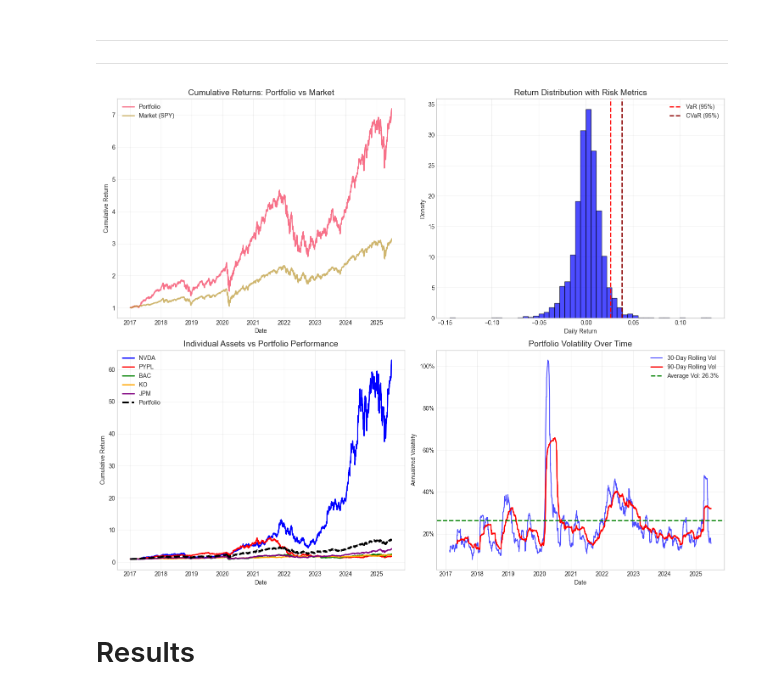
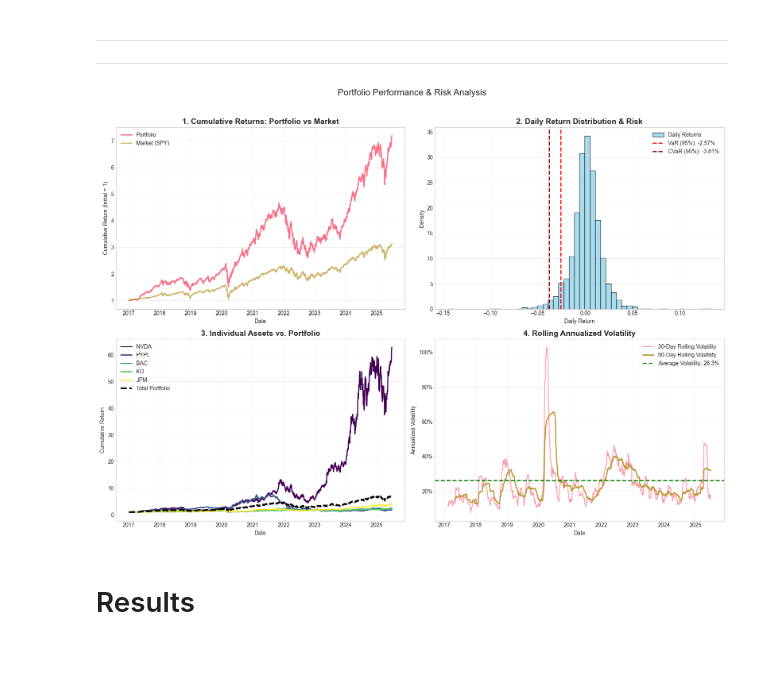
Before and after one commit to Felipebarcon/Portfolio_Risk_Analysis_Metrics, a Jupyter notebook: Portfolio_analysis.ipynb, the cells around one changed output. Cells and saved outputs as stored; diff of their text form; code cells hidden in the pictures; blank space fills up the shorter version.

```diff
--- a/Portfolio_analysis.ipynb
+++ b/Portfolio_analysis.ipynb
@@ -978,7 +884,9 @@ For 95% confidence level:
 -----------------------------------------------------------------------------------------------------------------------------------------------------------------------------------------------------------------------------------------------------------------------
 # %%
 # Create comprehensive visualizations
-fig, axes = plt.subplots(2, 2, figsize=(15, 12))
+fig, axes = plt.subplots(2, 2, figsize=(16, 12))
+fig.suptitle('Portfolio Performance & Risk Analysis', fontsize=16)
+
 
 # 1. Portfolio Cumulative Returns
 ax1 = axes[0, 0]
@@ -986,76 +894,70 @@ cumulative_returns = (1 + portfolio_return_series).cumprod()
 market_cumulative = (1 + market_returns).cumprod()
 ax1.plot(cumulative_returns.index, cumulative_returns, label='Portfolio', linewidth=2)
 ax1.plot(market_cumulative.index, market_cumulative, label='Market (SPY)', linewidth=2, alpha=0.7)
-ax1.set_title('Cumulative Returns: Portfolio vs Market', fontsize=14)
+ax1.set_title('1. Cumulative Returns: Portfolio vs Market', fontsize=14, fontweight='bold')
 ax1.set_xlabel('Date')
-ax1.set_ylabel('Cumulative Return')
+ax1.set_ylabel('Cumulative Return (Initial = 1)')
 ax1.legend()
 ax1.grid(True, alpha=0.3)
 
-# 2. Return Distribution with VaR and CVaR
+
+# 2. Return Distribution with Correct VaR/CVaR Plotting
 ax2 = axes[0, 1]
-ax2.hist(portfolio_return_series, bins=50, alpha=0.7, density=True, color='blue', edgecolor='black')
-ax2.axvline(calculate_var_historical(portfolio_return_series, 0.95),
-            color='red', linestyle='--', linewidth=2, label='VaR (95%)')
-ax2.axvline(calculate_cvar(portfolio_return_series, 0.95),
-            color='darkred', linestyle='--', linewidth=2, label='CVaR (95%)')
-ax2.set_title('Return Distribution with Risk Metrics', fontsize=14)
+# Get the VaR/CVaR values
+var_95 = calculate_var_historical(portfolio_return_series, 0.95)
+cvar_95 = calculate_cvar(portfolio_return_series, 0.95)
+
+ax2.hist(portfolio_return_series, bins=50, alpha=0.7, density=True, color='skyblue', edgecolor='black', label='Daily Returns')
+# --- Add a negative sign to plot VaR/CVaR as losses ---
+ax2.axvline(-var_95, color='red', linestyle='--', linewidth=2, label=f'VaR (95%): -{var_95:.2%}')
+ax2.axvline(-cvar_95, color='darkred', linestyle='--', linewidth=2, label=f'CVaR (95%): -{cvar_95:.2%}')
+ax2.set_title('2. Daily Return Distribution & Risk', fontsize=14, fontweight='bold')
 ax2.set_xlabel('Daily Return')
 ax2.set_ylabel('Density')
 ax2.legend()
 ax2.grid(True, alpha=0.3)
 
+
 # 3. Individual Asset Performance Comparison
 ax3 = axes[1, 0]
-# Calculate cumulative performance for each asset
-asset_performance = {}
-for asset in portfolio_returns.columns:
-    asset_performance[asset] = (1 + portfolio_returns[asset]).cumprod()
+asset_performance = (1 + portfolio_returns).cumprod()
 
-# Plot each asset
-colors = ['blue', 'red', 'green', 'orange', 'purple']
-for i, (asset, performance) in enumerate(asset_performance.items()):
-    ax3.plot(performance.index, performance,
-             label=f'{asset}', color=colors[i % len(colors)], linewidth=2)
+colors = plt.cm.viridis(np.linspace(0, 1, len(portfolio_returns.columns)))
+for i, asset in enumerate(asset_performance.columns):
+    ax3.plot(asset_performance.index, asset_performance[asset], label=asset, color=colors[i], linewidth=2)
 
-# Add portfolio performance
 portfolio_cumulative = (1 + portfolio_return_series).cumprod()
-ax3.plot(portfolio_cumulative.index, portfolio_cumulative,
-         label='Portfolio', color='black', linewidth=3, linestyle='--')
-
-ax3.set_title('Individual Assets vs Portfolio Performance', fontsize=14)
+ax3.plot(portfolio_cumulative.index, portfolio_cumulative, label='Total Portfolio', color='black', linewidth=3, linestyle='--')
+ax3.set_title('3. Individual Assets vs. Portfolio', fontsize=14, fontweight='bold')
 ax3.set_xlabel('Date')
 ax3.set_ylabel('Cumulative Return')
 ax3.legend()
 ax3.grid(True, alpha=0.3)
 
+
 # 4. Rolling Volatility Analysis
 ax4 = axes[1, 1]
-# Calculate 30-day rolling volatility
+# Note: Annualizing with sqrt(252) is a common convention, but assumes returns are i.i.d.
 rolling_vol_30d = portfolio_return_series.rolling(window=30).std() * np.sqrt(252)
 rolling_vol_90d = portfolio_return_series.rolling(window=90).std() * np.sqrt(252)
 
-ax4.plot(rolling_vol_30d.index, rolling_vol_30d,
-         label='30-Day Rolling Vol', color='blue', alpha=0.7)
-ax4.plot(rolling_vol_90d.index, rolling_vol_90d,
-         label='90-Day Rolling Vol', color='red', linewidth=2)
+ax4.plot(rolling_vol_30d.index, rolling_vol_30d, label='30-Day Rolling Volatility', alpha=0.7)
+ax4.plot(rolling_vol_90d.index, rolling_vol_90d, label='90-Day Rolling Volatility', linewidth=2)
 
-# Add average volatility line
 avg_vol = portfolio_return_series.std() * np.sqrt(252)
-ax4.axhline(avg_vol, color='green', linestyle='--', linewidth=2,
-            label=f'Average Vol: {avg_vol:.1%}')
-
-ax4.set_title('Portfolio Volatility Over Time', fontsize=14)
+ax4.axhline(avg_vol, color='green', linestyle='--', linewidth=2, label=f'Average Volatility: {avg_vol:.1%}')
+ax4.set_title('4. Rolling Annualized Volatility', fontsize=14, fontweight='bold')
 ax4.set_xlabel('Date')
 ax4.set_ylabel('Annualized Volatility')
-ax4.yaxis.set_major_formatter(plt.FuncFormatter(lambda y, _: '{:.0%}'.format(y)))
+ax4.yaxis.set_major_formatter(plt.FuncFormatter(lambda y, _: f'{y:.0%}'))
 ax4.legend()
 ax4.grid(True, alpha=0.3)
 
-plt.tight_layout()
+
+plt.tight_layout(rect=[0, 0.03, 1, 0.96])
 plt.show()
 # %% [output]
-[figure, old version]
+[figure, new version]
 # %% [markdown]
 # Results
 # %% [markdown]
```
Also changed, not shown: parts of 7 cells of this notebook.
